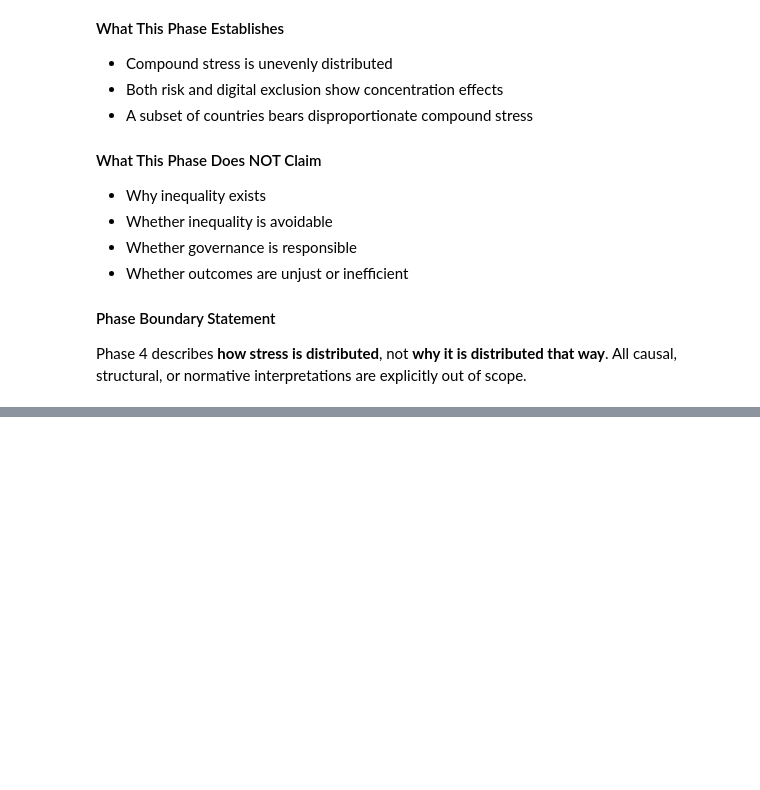
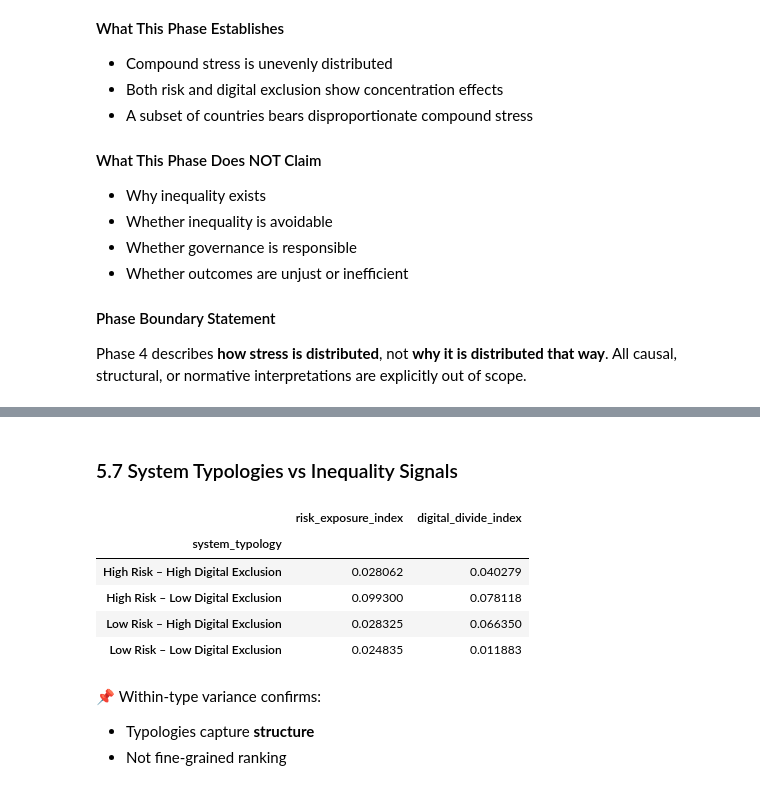
Before and after one commit to Comrade-1729/eda_mlops-portfolio, a Jupyter notebook: notebooks/05_systemic_risk_&_inequality_synthesis.ipynb, the cells around one changed output, grey strips where cells are left out. Drawn from its saved outputs; the diff is of its cells as text; code cells hidden in the pictures; blank space fills up the shorter version.

```diff
--- a/notebooks/05_systemic_risk_&_inequality_synthesis.ipynb
+++ b/notebooks/05_systemic_risk_&_inequality_synthesis.ipynb
@@ -763,0 +935,15 @@ All causal, structural, or normative interpretations are explicitly out of scope
+# %% [markdown]
+### 5.7 System Typologies vs Inequality Signals
+# %%
+df_rb.groupby("system_typology")[["risk_exposure_index", "digital_divide_index"]].std()
+# %% [output]
+|  | risk_exposure_index | digital_divide_index |
+| system_typology |  |  |
+| High Risk – High Digital Exclusion | 0.028062 | 0.040279 |
+| High Risk – Low Digital Exclusion | 0.099300 | 0.078118 |
+| Low Risk – High Digital Exclusion | 0.028325 | 0.066350 |
+| Low Risk – Low Digital Exclusion | 0.024835 | 0.011883 |
+# %% [markdown]
+📌 Within-type variance confirms:
+- Typologies capture **structure**
+- Not fine-grained ranking
```
Also changed, not shown: parts of 16 cells of this notebook.
